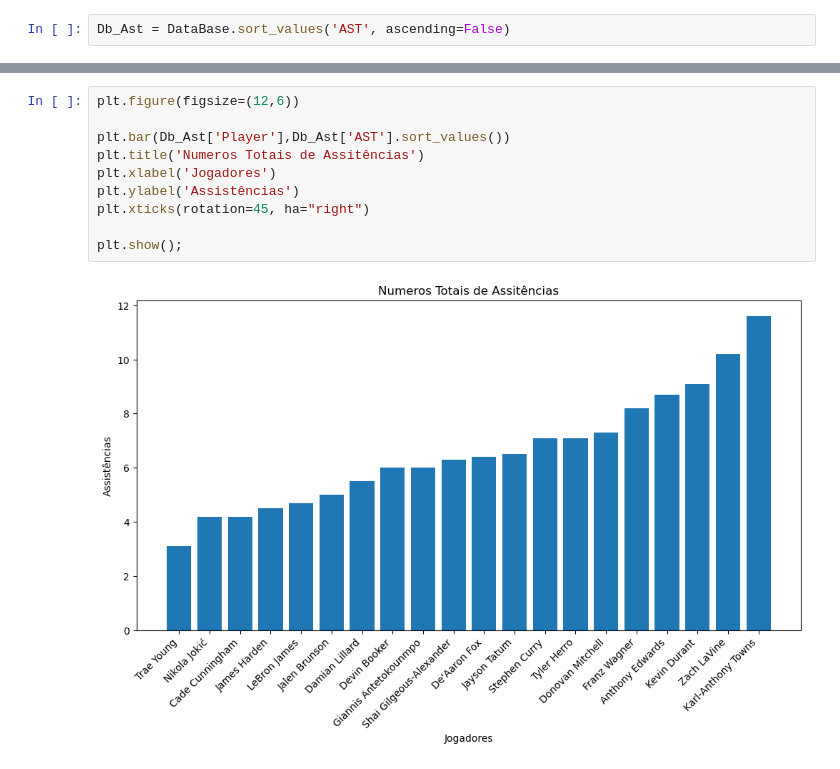
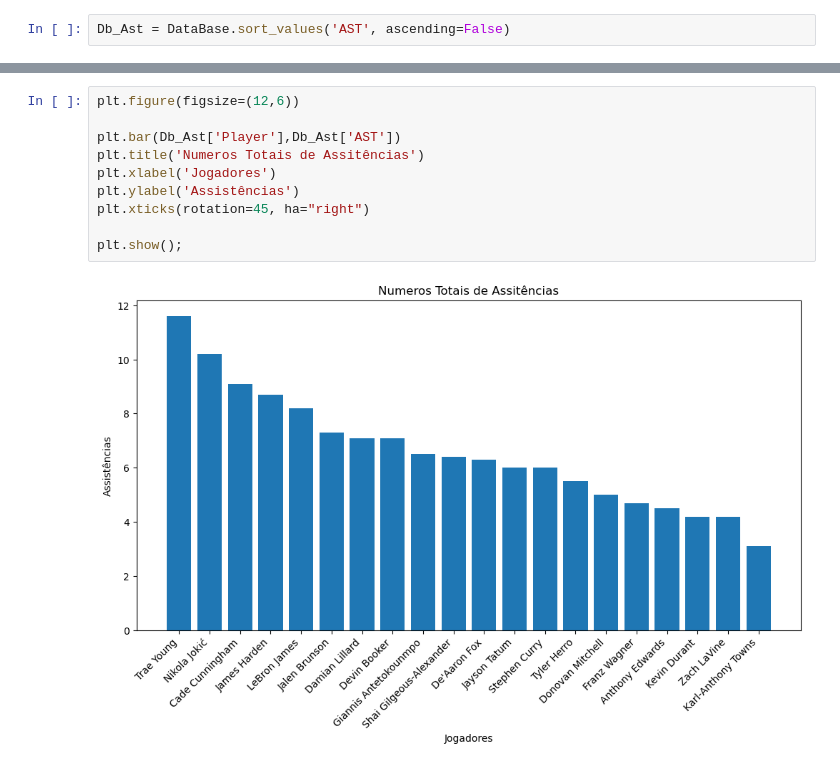
Before and after one commit to matheusmendesds/projetoPython, a Jupyter notebook: projetoNba.ipynb, the cells around one changed output, grey strips where cells are left out. Saved outputs shown, nothing was run; the diff lists cells and outputs as text.

```diff
--- a/projetoNba.ipynb
+++ b/projetoNba.ipynb
@@ -58,12 +37,12 @@ Db_Ast
 # %%
 plt.figure(figsize=(12,6))
 
-plt.bar(Db_Ast['Player'],Db_Ast['AST'].sort_values())
+plt.bar(Db_Ast['Player'],Db_Ast['AST'])
 plt.title('Numeros Totais de Assitências')
 plt.xlabel('Jogadores')
 plt.ylabel('Assistências')
 plt.xticks(rotation=45, ha="right")
 
 plt.show();
 # %% [output]
-[figure, old version]
+[figure, new version]
```
Also changed, not shown: parts of 2 cells of this notebook.
